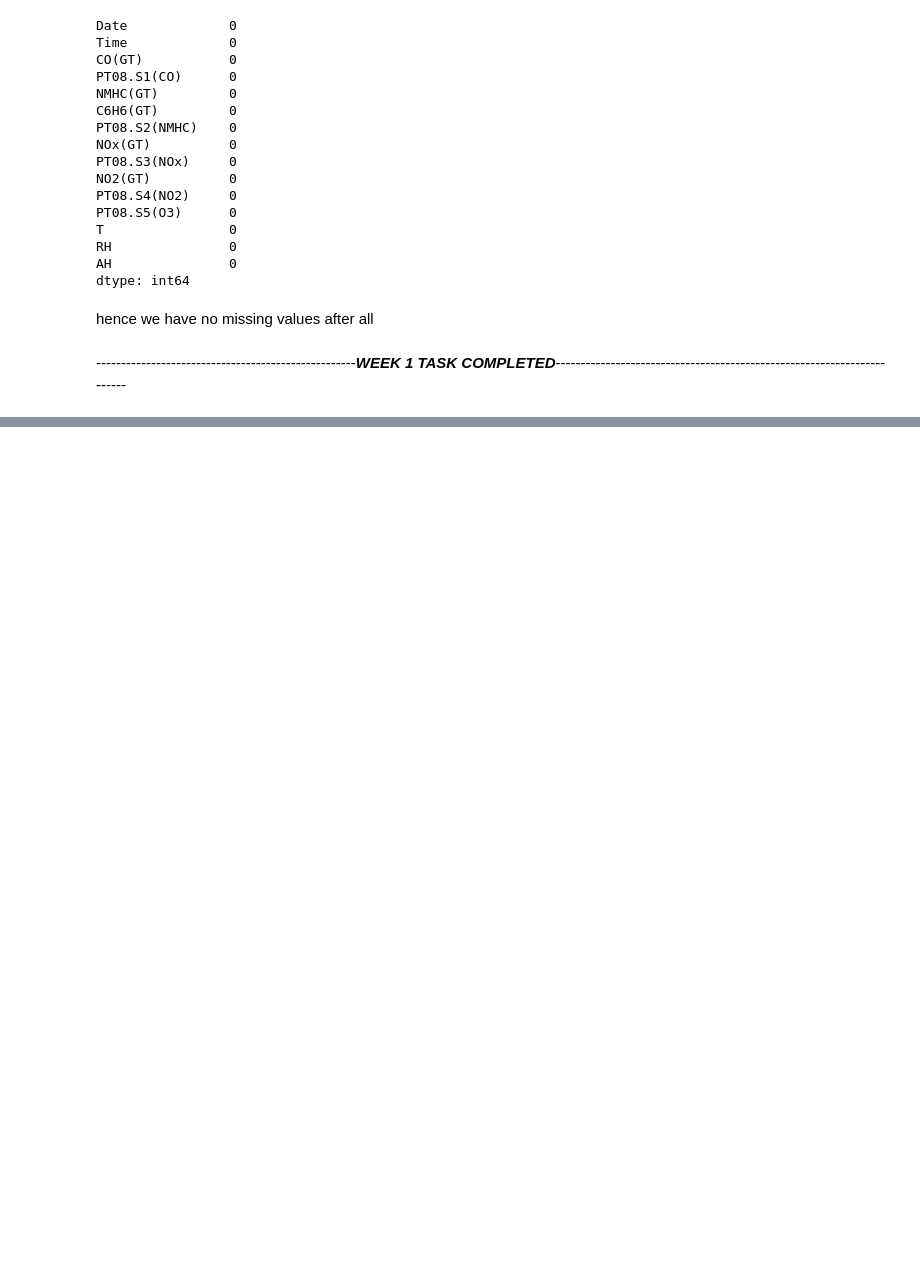
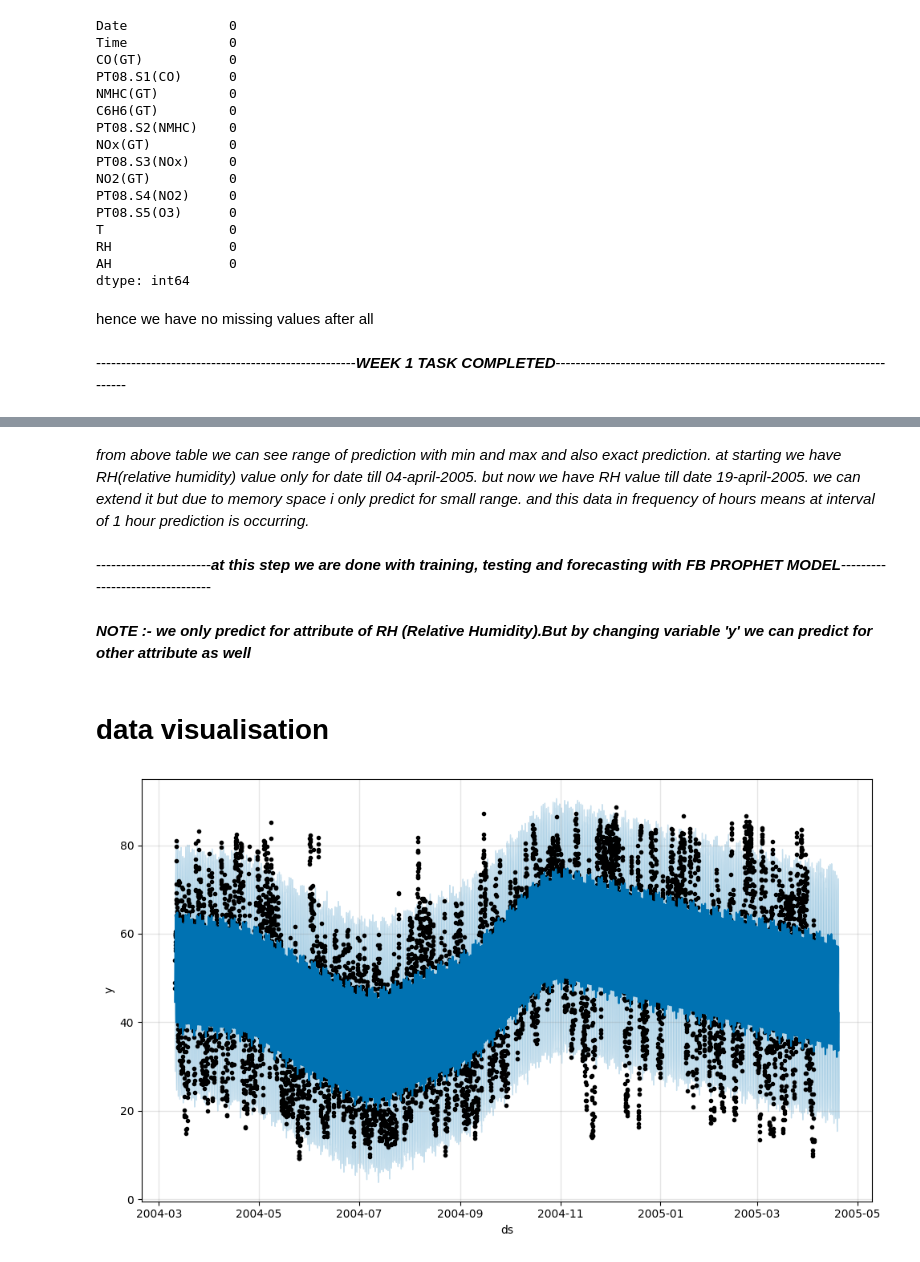
Before and after one commit to dwivediprashant/AIR_QUALITY_INDEX_PROJECT, a Jupyter notebook: airQualityIndex.ipynb, the cells around one changed output, grey strips where cells are left out. Drawn from its saved outputs; the diff is of its cells as text; code cells hidden in the pictures; blank space fills up the shorter version.

Commit message:
Trained & tested  FB prophet model for relative humidity

```diff
--- a/airQualityIndex.ipynb
+++ b/airQualityIndex.ipynb
@@ -257,0 +399,2 @@ hence we have no missing values after all
+# %%
+data['y']=air_quality_data['RH']
@@ -257,0 +452,3 @@ hence we have no missing values after all
+# %%
+model=Prophet()
+model.fit(data)
@@ -257,0 +493,2 @@ hence we have no missing values after all
+# %%
+future=model.make_future_dataframe(periods=365,freq='h')#periods=179048 will show  forecasting of  date till 6 september 2025 on which i am making project
@@ -257,0 +504,3 @@ hence we have no missing values after all
+# %%
+forecast = model.predict(future)
+forecast[['ds', 'yhat', 'yhat_lower', 'yhat_upper']].tail()
@@ -257,0 +514,12 @@ hence we have no missing values after all
+# %% [markdown]
+<i>from above table we can see range of prediction with min and max and also exact prediction. at starting we have RH(relative humidity) value only for date till 04-april-2005. but now we have RH value till date 19-april-2005. we can extend it but due to memory space i only predict for small range. and this data in frequency of hours means at interval of 1 hour prediction is occurring.</i>
+# %% [markdown]
+-----------------------***at this step we are done with training, testing and forecasting with FB PROPHET MODEL***--------------------------------
+# %% [markdown]
+***NOTE :- we only predict for attribute of RH (Relative Humidity).But by changing  variable 'y'   we can predict for other attribute as well***
+# %% [markdown]
+# data visualisation
+# %%
+fig1 = model.plot(forecast)
+# %% [output]
+[figure, added]
```
Also changed, not shown: parts of 39 cells of this notebook.
